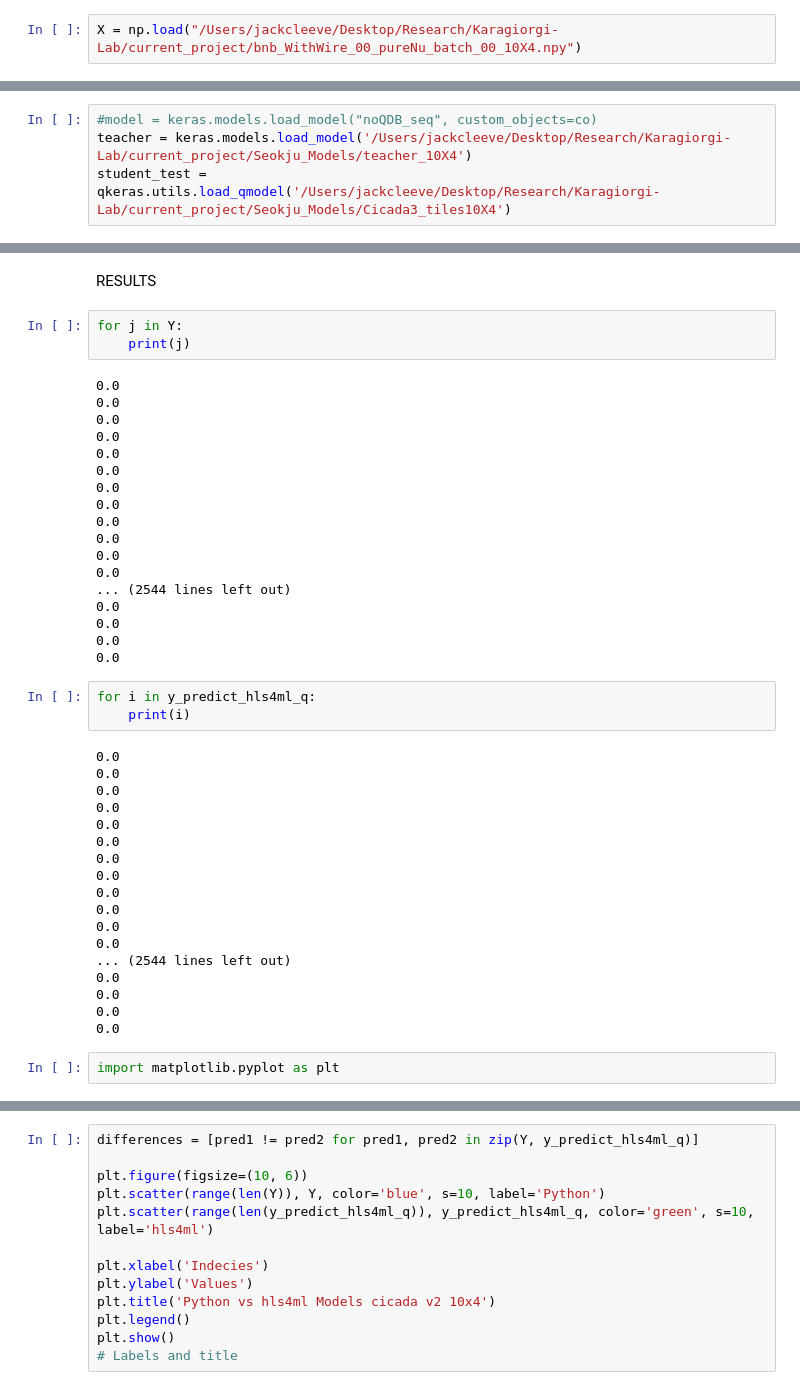
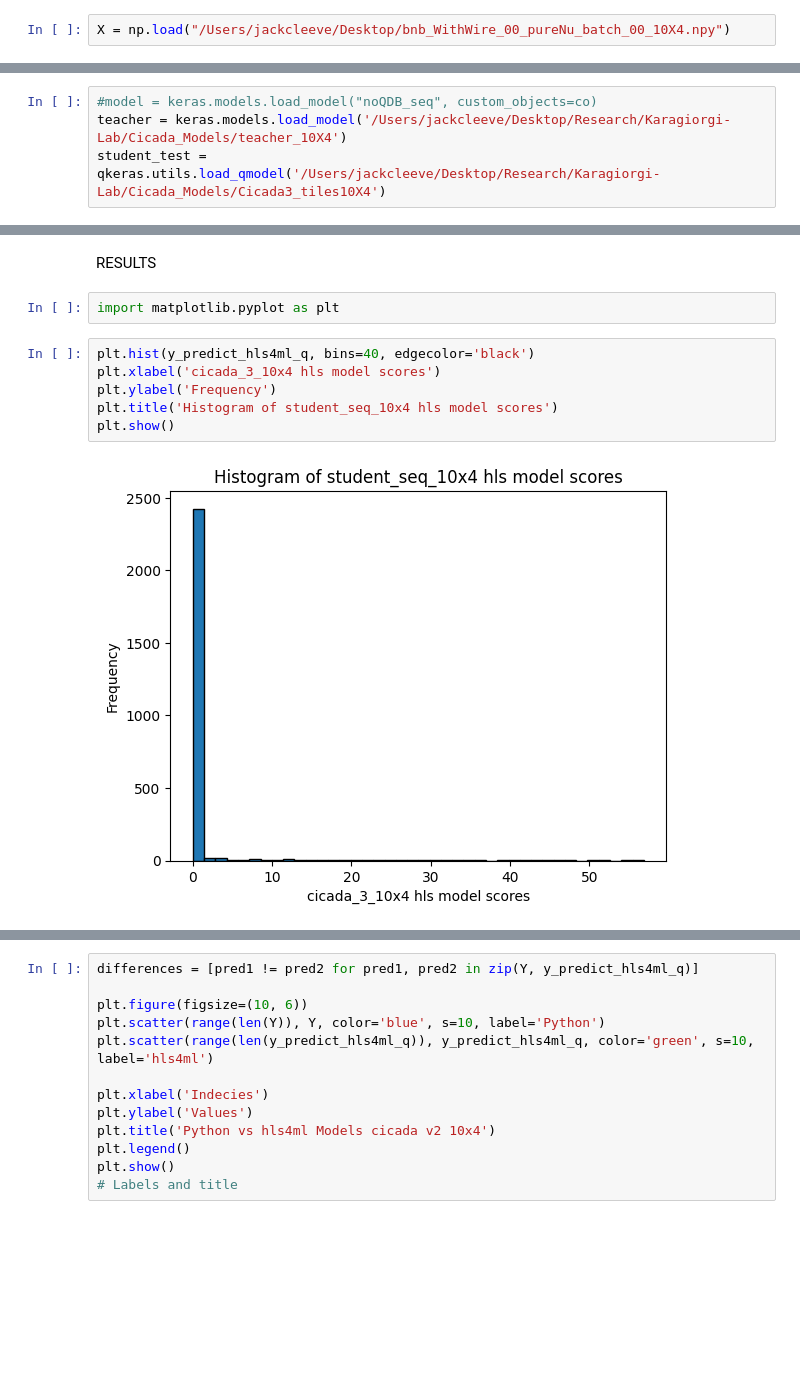
Before and after one commit to akshaynevis/Anamoly_LArTPC, a Jupyter notebook: test_notebooks/cicada_3_10X4.ipynb, the cells around one changed output, grey strips where cells are left out. Saved outputs shown, nothing was run; the diff lists cells and outputs as text; blank space fills up the shorter version.

Commit message:
adding the notebooks that make the all model correlation graphs

```diff
--- a/test_notebooks/cicada_3_10X4.ipynb
+++ b/test_notebooks/cicada_3_10X4.ipynb
@@ -8,7 +8,7 @@ from tensorflow import keras
 import qkeras
 from qkeras import *
 # %%
-X = np.load("/Users/jackcleeve/Desktop/Research/Karagiorgi-Lab/current_project/bnb_WithWire_00_pureNu_batch_00_10X4.npy")
+X = np.load("/Users/jackcleeve/Desktop/bnb_WithWire_00_pureNu_batch_00_10X4.npy")
 # %%
 X.shape
 # %% [output]
@@ -19,8 +19,8 @@ co = {}
 _add_supported_quantized_objects(co)
 # %%
 #model = keras.models.load_model("noQDB_seq", custom_objects=co)
-teacher = keras.models.load_model('/Users/jackcleeve/Desktop/Research/Karagiorgi-Lab/current_project/Seokju_Models/teacher_10X4')
-student_test = qkeras.utils.load_qmodel('/Users/jackcleeve/Desktop/Research/Karagiorgi-Lab/current_project/Seokju_Models/Cicada3_tiles10X4')
+teacher = keras.models.load_model('/Users/jackcleeve/Desktop/Research/Karagiorgi-Lab/Cicada_Models/teacher_10X4')
+student_test = qkeras.utils.load_qmodel('/Users/jackcleeve/Desktop/Research/Karagiorgi-Lab/Cicada_Models/Cicada3_tiles10X4')
 # %% [output]
 WARNING:absl:At this time, the v2.11+ optimizer `tf.keras.optimizers.RestoredOptimizer` runs slowly on M1/M2 Macs, please use the legacy Keras optimizer instead, located at `tf.keras.optimizers.legacy ...
 WARNING:absl:At this time, the v2.11+ optimizer `tf.keras.optimizers.Adam` runs slowly on M1/M2 Macs, please use the legacy Keras optimizer instead, located at `tf.keras.optimizers.legacy.Adam`.
@@ -187,47 +187,13 @@ Done
 y_predict_hls4ml_q = hls_model.predict(np.ascontiguousarray(X.reshape((-1,nwire*ntimeticks//f_downsample//v_split//h_split,1)))).reshape(len(X_loss_teacher))
 # %% [markdown]
 RESULTS
-# %%
-for j in Y:
-    print(j)
-# %% [output]
-0.0
-0.0
-0.0
-0.0
-0.0
-0.0
-0.0
-0.0
-0.0
-0.0
-0.0
-0.0
-... (2544 lines left out)
-0.0
-0.0
-0.0
-0.0
-# %%
-for i in y_predict_hls4ml_q:
-    print(i)
-# %% [output]
-0.0
-0.0
-0.0
-0.0
-0.0
-0.0
-0.0
-0.0
-0.0
-0.0
-0.0
-0.0
-... (2544 lines left out)
-0.0
-0.0
-0.0
-0.0
 # %%
 import matplotlib.pyplot as plt
+# %%
+plt.hist(y_predict_hls4ml_q, bins=40, edgecolor='black')
+plt.xlabel('cicada_3_10x4 hls model scores')
+plt.ylabel('Frequency')
+plt.title('Histogram of student_seq_10x4 hls model scores')
+plt.show()
+# %% [output]
+[figure, added]
```
Also changed, not shown: parts of 4 cells of this notebook, 6 other files.
